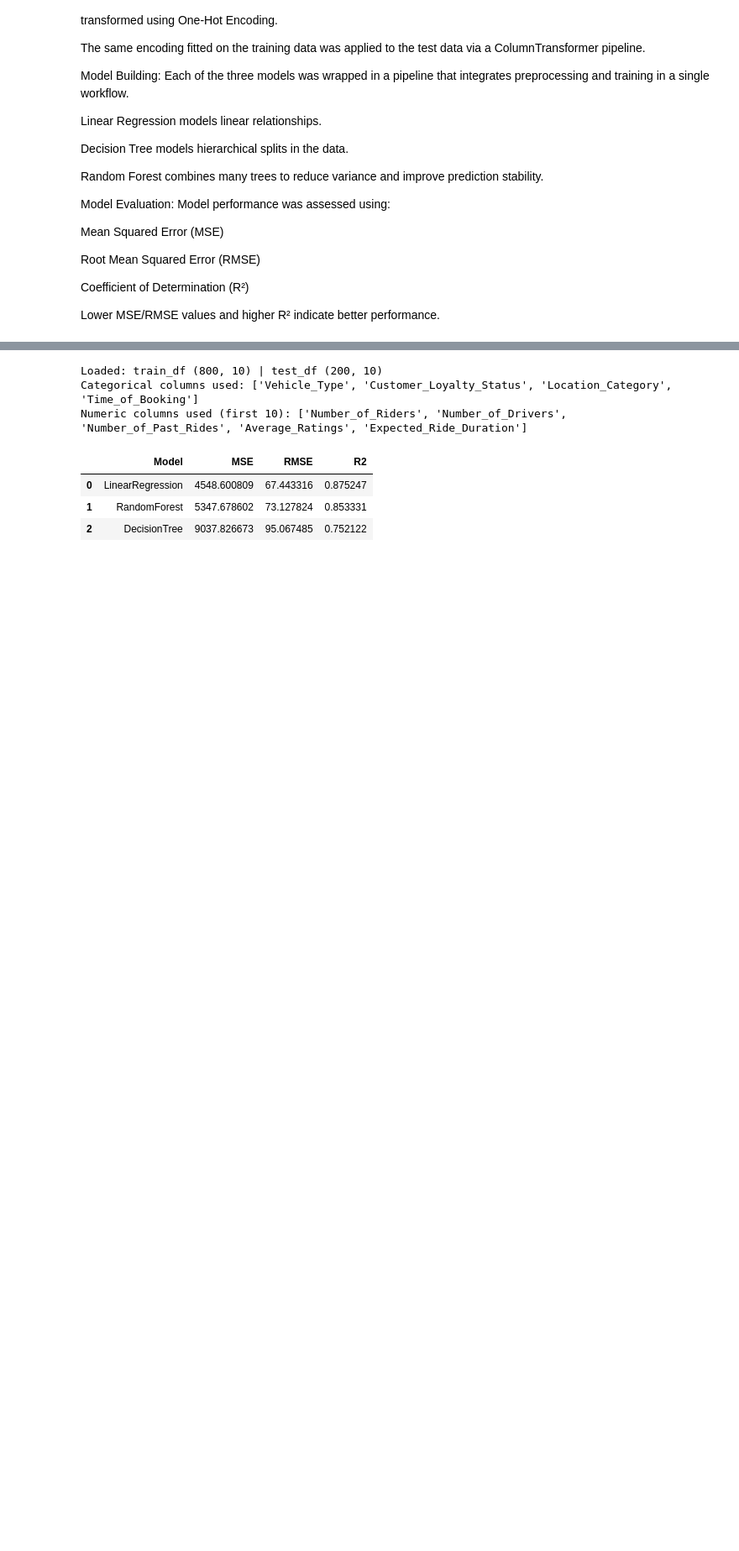
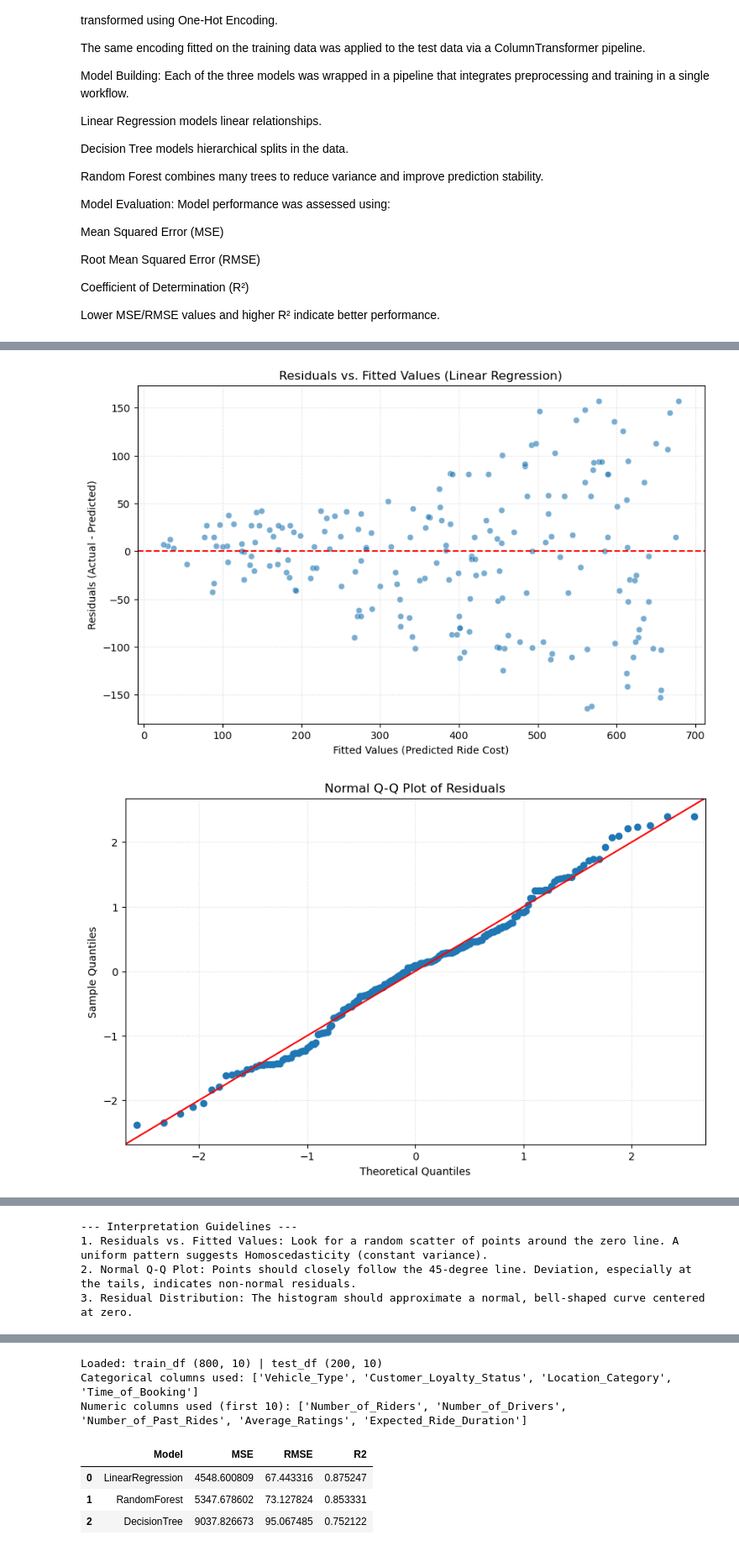
Before and after one commit to ashokaw/Dynamic_pricing, a Jupyter notebook: Interim_diss.ipynb, the cells around one changed output, grey strips where cells are left out. Shown at 84% size. Cells and saved outputs as stored; diff of their text form; code cells hidden in the pictures; blank space fills up the shorter version.

```diff
--- a/Interim_diss.ipynb
+++ b/Interim_diss.ipynb
@@ -642,0 +833,58 @@ Lower MSE/RMSE values and higher R² indicate better performance.
+# %%
+# --- Imports for Diagnostics ---
+import matplotlib.pyplot as plt
+import seaborn as sns
+import statsmodels.api as sm
+import pandas as pd
+import numpy as np
+
+# --- Data and Model Setup (Assuming previous cells were run) ---
+# X_test and y_test are the unseen test features and target.
+# fitted['LinearRegression'] is the best-fit pipeline trained in Code Cell 24.
+
+# Re-load the best fitted model pipeline (if the previous block was run)
+lr_pipe = fitted['LinearRegression']
+
+# 1. Prediction and Residual Calculation on Test Data
+y_pred_lr = lr_pipe.predict(X_test)
+residuals = y_test - y_pred_lr
+
+# 2. Diagnostic Plots
+
+## 2.1 Residuals vs. Fitted Values Plot (Check for Homoscedasticity)
+plt.figure(figsize=(10, 6))
+# Plot residuals against the predicted values (fitted values)
+sns.scatterplot(x=y_pred_lr, y=residuals, alpha=0.6)
+plt.axhline(y=0, color='r', linestyle='--')
+plt.title('Residuals vs. Fitted Values (Linear Regression)')
+plt.xlabel('Fitted Values (Predicted Ride Cost)')
+plt.ylabel('Residuals (Actual - Predicted)')
+plt.grid(True, linestyle=':', alpha=0.5)
+plt.show()
+
+
+## 2.2 Normal Q-Q Plot (Check for Normality)
+# We use statsmodels for the quantile-quantile plot
+plt.figure(figsize=(10, 6))
+sm.qqplot(residuals, line='45', fit=True, ax=plt.gca())
+plt.title('Normal Q-Q Plot of Residuals')
+plt.grid(True, linestyle=':', alpha=0.5)
+plt.show()
+
+## 2.3 Residual Distribution Histogram (Further check for Normality)
+plt.figure(figsize=(10, 6))
+sns.histplot(residuals, kde=True, bins=30)
+plt.title('Distribution of Residuals')
+plt.xlabel('Residuals')
+plt.show()
+
+# 3. Interpretation Guidance
+print("\n--- Interpretation Guidelines ---")
+print("1. Residuals vs. Fitted Values: Look for a random scatter of points around the zero line. "
+      "A uniform pattern suggests Homoscedasticity (constant variance).")
+print("2. Normal Q-Q Plot: Points should closely follow the 45-degree line. "
+      "Deviation, especially at the tails, indicates non-normal residuals.")
+print("3. Residual Distribution: The histogram should approximate a normal, bell-shaped curve centered at zero.")
+# %% [output]
+[figure, added]
+[figure, added]
@@ -642,0 +892,4 @@ Lower MSE/RMSE values and higher R² indicate better performance.
+--- Interpretation Guidelines ---
+1. Residuals vs. Fitted Values: Look for a random scatter of points around the zero line. A uniform pattern suggests Homoscedasticity (constant variance).
+2. Normal Q-Q Plot: Points should closely follow the 45-degree line. Deviation, especially at the tails, indicates non-normal residuals.
+3. Residual Distribution: The histogram should approximate a normal, bell-shaped curve centered at zero.
```
Also changed, not shown: parts of 7 cells of this notebook.
